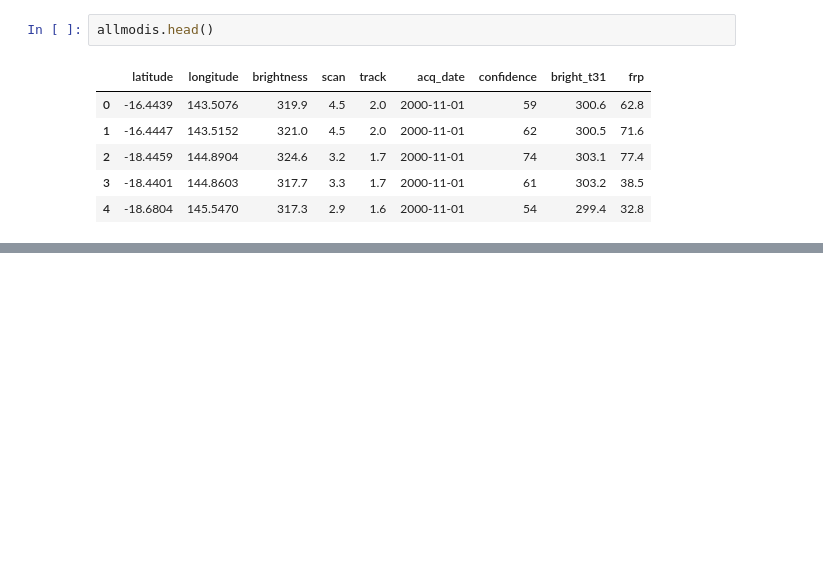
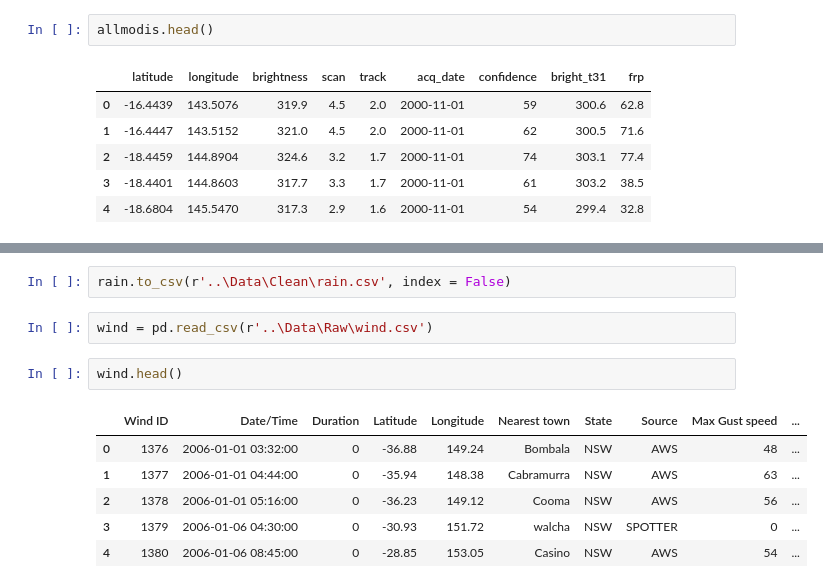
Before and after one commit to johannas/AustralienFiresFromSpace_Schoeggl_Vorauer, a Jupyter notebook: Notebooks/data_cleaning.ipynb, the cells around one changed output, grey strips where cells are left out. Drawn from its saved outputs; the diff is of its cells as text; blank space fills up the shorter version.

Commit message:
uploading clean csv

```diff
--- a/Notebooks/data_cleaning.ipynb
+++ b/Notebooks/data_cleaning.ipynb
@@ -14,0 +78,13 @@ allmodis.head()
+# %%
+rain.to_csv(r'..\Data\Clean\rain.csv', index = False)
+# %%
+wind = pd.read_csv(r'..\Data\Raw\wind.csv')
+# %%
+wind.head()
+# %% [output]
+|  | Wind ID | Date/Time | Duration | Latitude | Longitude | Nearest town | State | Source | Max Gust speed | ... |
+| 0 | 1376 | 2006-01-01 03:32:00 | 0 | -36.88 | 149.24 | Bombala | NSW | AWS | 48 | ... |
+| 1 | 1377 | 2006-01-01 04:44:00 | 0 | -35.94 | 148.38 | Cabramurra | NSW | AWS | 63 | ... |
+| 2 | 1378 | 2006-01-01 05:16:00 | 0 | -36.23 | 149.12 | Cooma | NSW | AWS | 56 | ... |
+| 3 | 1379 | 2006-01-06 04:30:00 | 0 | -30.93 | 151.72 | walcha | NSW | SPOTTER | 0 | ... |
+| 4 | 1380 | 2006-01-06 08:45:00 | 0 | -28.85 | 153.05 | Casino | NSW | AWS | 54 | ... |
```
Also changed, not shown: parts of 16 cells of this notebook, 6 other files.
